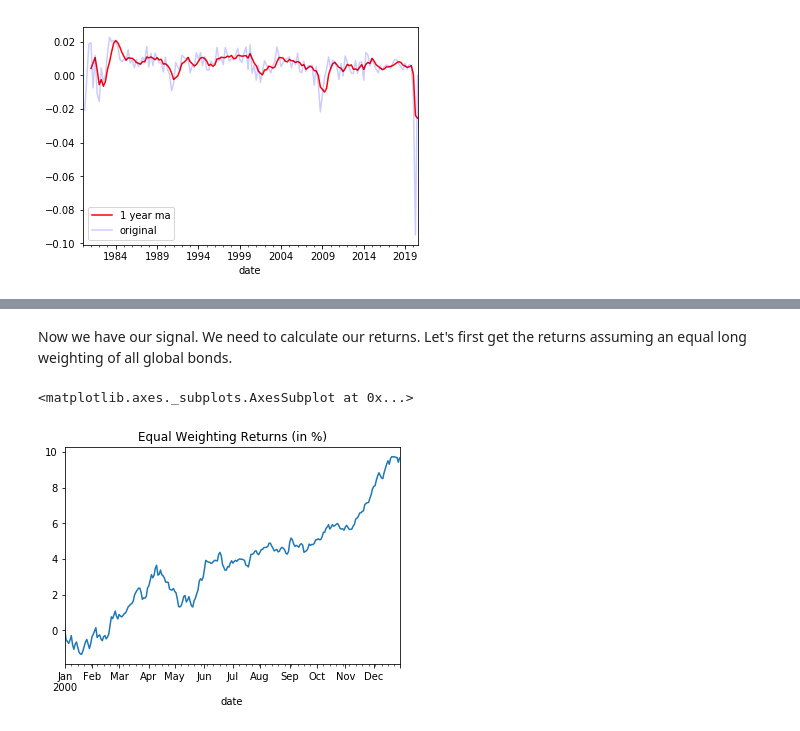
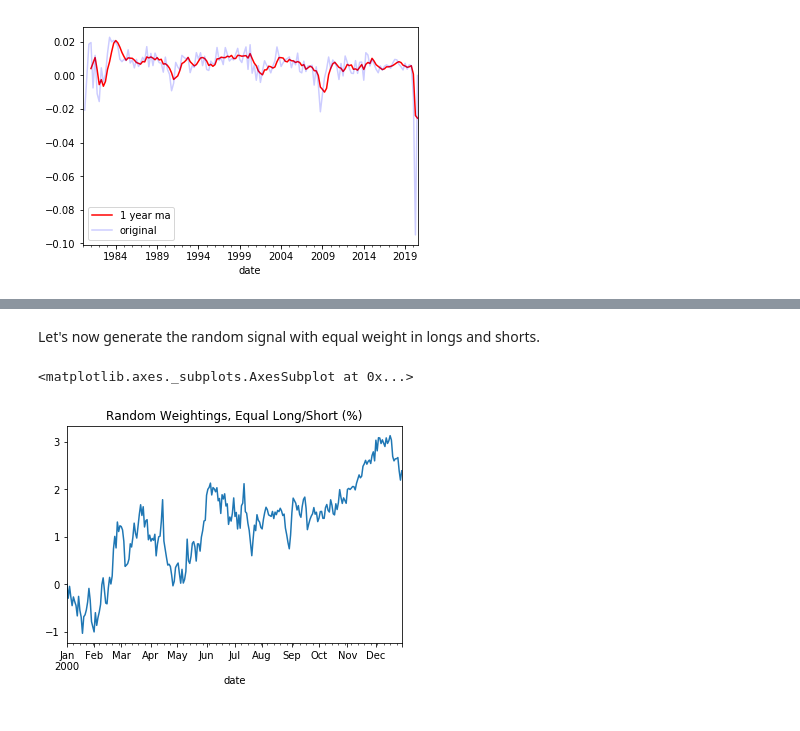
Before and after one commit to Mike-Huntress/Internship2020, a Jupyter notebook: SampleSignal/Investment System.ipynb, the cells around one changed output, grey strips where cells are left out. Cells and saved outputs as stored; diff of their text form; code cells hidden in the pictures.

```diff
--- a/SampleSignal/Investment System.ipynb
+++ b/SampleSignal/Investment System.ipynb
@@ -101,16 +105,15 @@ array([ 0.18887716,  0.16443969,  0.49610204,  0.07730021,  0.0732809 ,
+# %% [markdown]
+Let's now generate the random signal with equal weight in longs and shorts.
 # %%
 # Create a random signal with longs and shorts.
 signal = pd.DataFrame(df)
 for ind in df.index:
     signal.at[ind] = np.append(diri(np.ones(5),size=1), -1*diri(np.ones(5),size=1))
+
+# Calculate the returns.
+custom_weight_returns = (signal * abbr_returns).sum(axis=1)
+cumul_returns = ((custom_weight_returns + 1).cumprod() - 1) * 100
+cumul_returns.plot(title="Random Weightings, Equal Long/Short (%)")
+# %% [output]
+<matplotlib.axes._subplots.AxesSubplot at 0x...>
+[figure, added]
-# %% [markdown]
-Now we have our signal. We need to calculate our returns. Let's first get the returns assuming an equal long weighting of all global bonds.
-# %%
-abbr_return_index = BondReturnIndex[mask]
-abbr_returns = abbr_return_index.pct_change()
-equal_weight_returns = (0.1 * abbr_returns).sum(axis=1)
-cumul_returns = ((equal_weight_returns + 1).cumprod() - 1) * 100
-cumul_returns.plot(title='Equal Weighting Returns (in %)')
-# %% [output]
-<matplotlib.axes._subplots.AxesSubplot at 0x...>
-[figure, removed]
```
Also changed, not shown: parts of 5 cells of this notebook.
